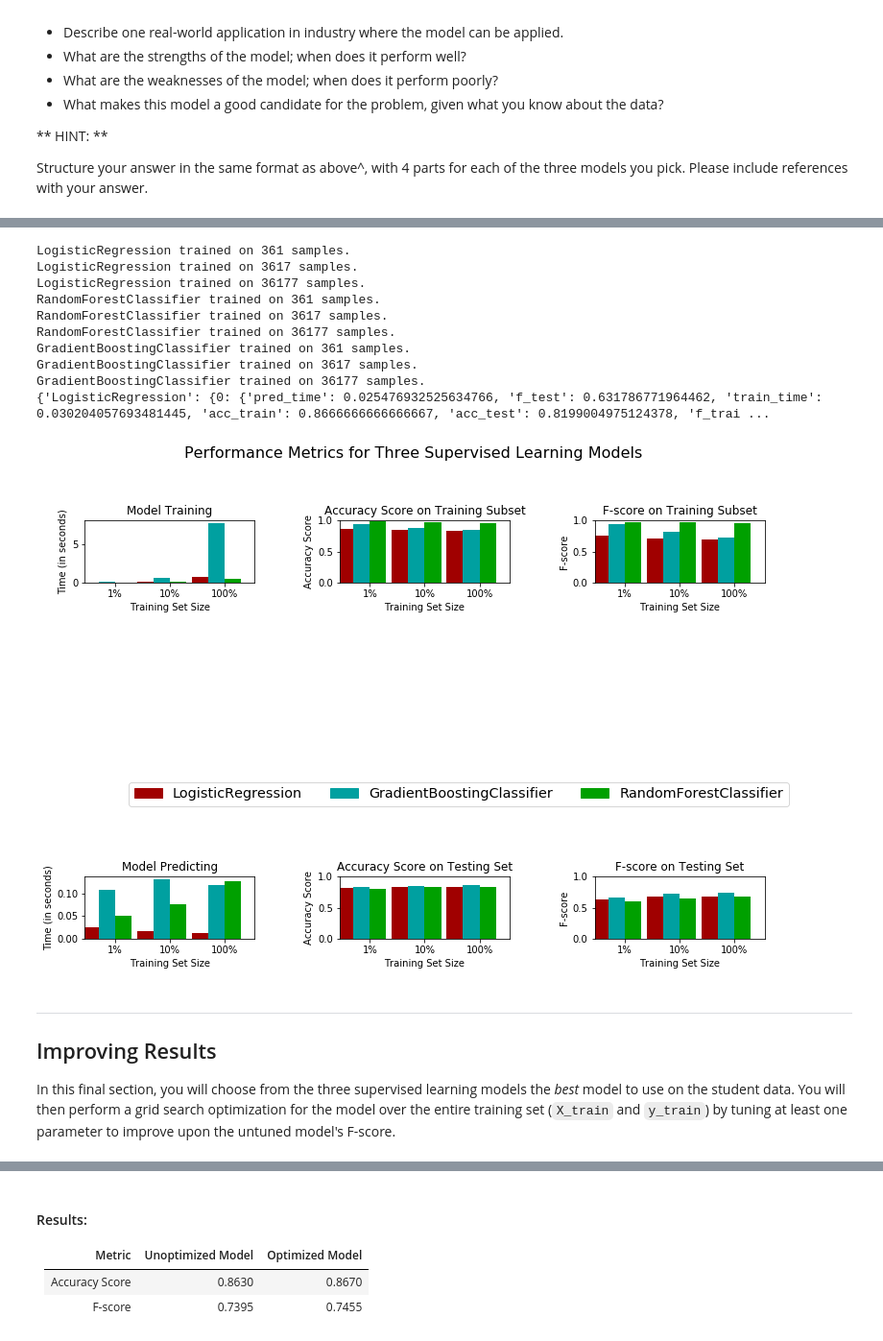
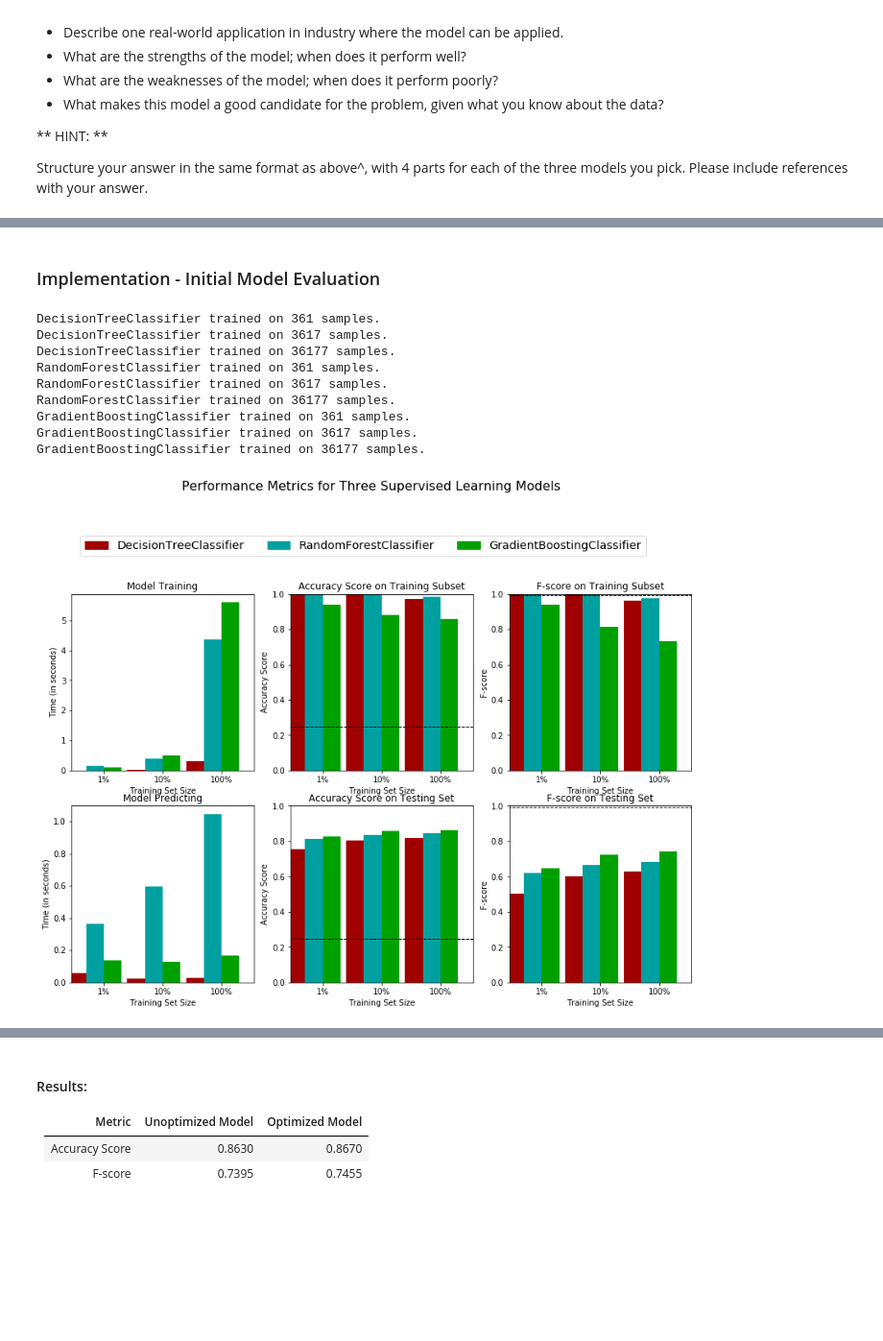
Before and after one commit to LanmingMa/Find_donors, a Jupyter notebook: find_donors.ipynb, the cells around one changed output, grey strips where cells are left out. Shown at 96% size. Saved outputs shown, nothing was run; the diff lists cells and outputs as text; code cells hidden in the pictures; blank space fills up the shorter version.

```diff
--- a/find_donors.ipynb
+++ b/find_donors.ipynb
@@ -32,7 +26,7 @@ import visuals as vs
 %matplotlib inline
 
 # Load the Census dataset
-data = pd.read_csv("census.csv")
+data = pd.read_csv("data/census.csv")
 
 # Success - Display the first record
 display(data.head(n=1))
@@ -390,48 +313,40 @@ In the code cell, you will need to implement the following:
+# %% [markdown]
+### Implementation - Initial Model Evaluation
 # %%
 # Import the supervised learning models from sklearn
-from sklearn.linear_model import LogisticRegression
+from sklearn.tree import DecisionTreeClassifier
 from sklearn.ensemble import RandomForestClassifier
 from sklearn.ensemble import GradientBoostingClassifier
 
 # Initialize the models
-clf_A = LogisticRegression(random_state = 0, solver = 'lbfgs', multi_class = 'multinomial')
+clf_A = DecisionTreeClassifier()
 clf_B = RandomForestClassifier()
 clf_C = GradientBoostingClassifier()
 
 clfList = [clf_A, clf_B, clf_C]
 
-# Calculate the number of samples for 1%, 10%, and 100% of the training data
-# samples_100 is the entire training set i.e. len(y_train)
-# samples_10 is 10% of samples_100 (ensure to set the count of the values to be `int` and not `float`)
-# samples_1 is 1% of samples_100 (ensure to set the count of the values to be `int` and not `float`)
 samples_100 = len(y_train)
 samples_10 = int(0.1 * len(y_train))
 samples_1 = int(0.01 * len(y_train))
 
 # Collect results on the learners
 results = {}
 for clf in clfList:
     clf_name = clf.__class__.__name__
     results[clf_name] = {}
     for i, samples in enumerate([samples_1, samples_10, samples_100]):
         results[clf_name][i] = train_predict(clf, samples, X_train, y_train, X_test, y_test)
-print (results)
 
 # Run metrics visualization for the three supervised learning models chosen
 vs.evaluate(results, accuracy, fscore)
 # %% [output]
-LogisticRegression trained on 361 samples.
-LogisticRegression trained on 3617 samples.
-LogisticRegression trained on 36177 samples.
+DecisionTreeClassifier trained on 361 samples.
+DecisionTreeClassifier trained on 3617 samples.
+DecisionTreeClassifier trained on 36177 samples.
 RandomForestClassifier trained on 361 samples.
 RandomForestClassifier trained on 3617 samples.
 RandomForestClassifier trained on 36177 samples.
 GradientBoostingClassifier trained on 361 samples.
 GradientBoostingClassifier trained on 3617 samples.
 GradientBoostingClassifier trained on 36177 samples.
-{'LogisticRegression': {0: {'pred_time': 0.025476932525634766, 'f_test': 0.631786771964462, 'train_time': 0.030204057693481445, 'acc_train': 0.8666666666666667, 'acc_test': 0.8199004975124378, 'f_trai ...
-[figure, old version]
+[figure, new version]
-# %% [markdown]
-----
-## Improving Results
-In this final section, you will choose from the three supervised learning models the *best* model to use on the student data. You will then perform a grid search optimization for the model over the entire training set (`X_train` and `y_train`) by tuning at least one parameter to improve upon the untuned model's F-score.
```
Also changed, not shown: parts of 50 cells of this notebook, 6 other files.
